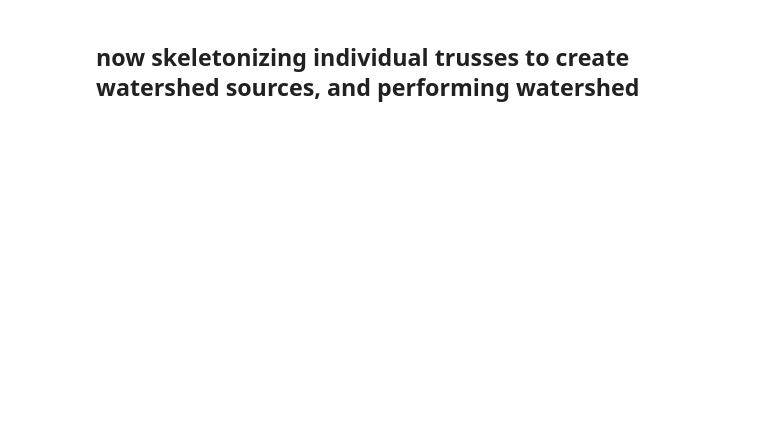
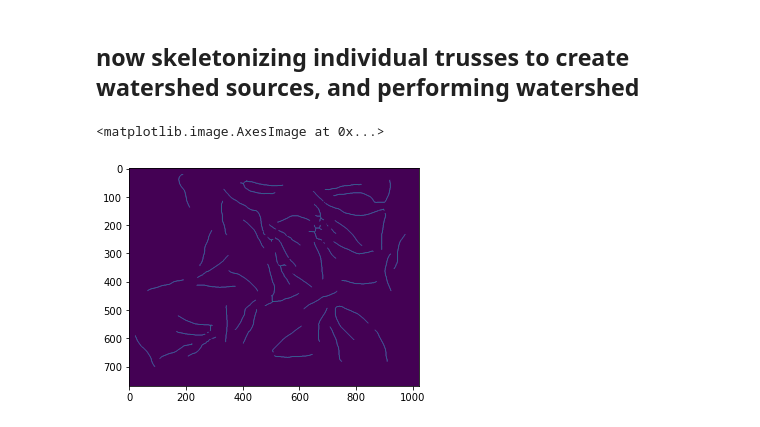
Before and after one commit to gshikhri/triangulated-truss-analysis, a Jupyter notebook: watershed_based_image_segmentation.ipynb, the cells around one changed output. Drawn from its saved outputs; the diff is of its cells as text; code cells hidden in the pictures; blank space fills up the shorter version.

```diff
--- a/watershed_based_image_segmentation.ipynb
+++ b/watershed_based_image_segmentation.ipynb
@@ -38,3 +41,10 @@ plt.imshow(bg_fg)
 # %% [markdown]
 ## now skeletonizing individual trusses to create watershed sources, and performing watershed
+# %%
+edges = filters.frangi(~sure_fg)
+eroded_edges = morphology.skeletonize(morphology.binary_erosion(edges, np.ones(shape=(12, 12))))
+plt.imshow(eroded_edges)
+# %% [output]
+<matplotlib.image.AxesImage at 0x...>
+[figure, added]
 # %%
```
Also changed, not shown: parts of 8 cells of this notebook.
